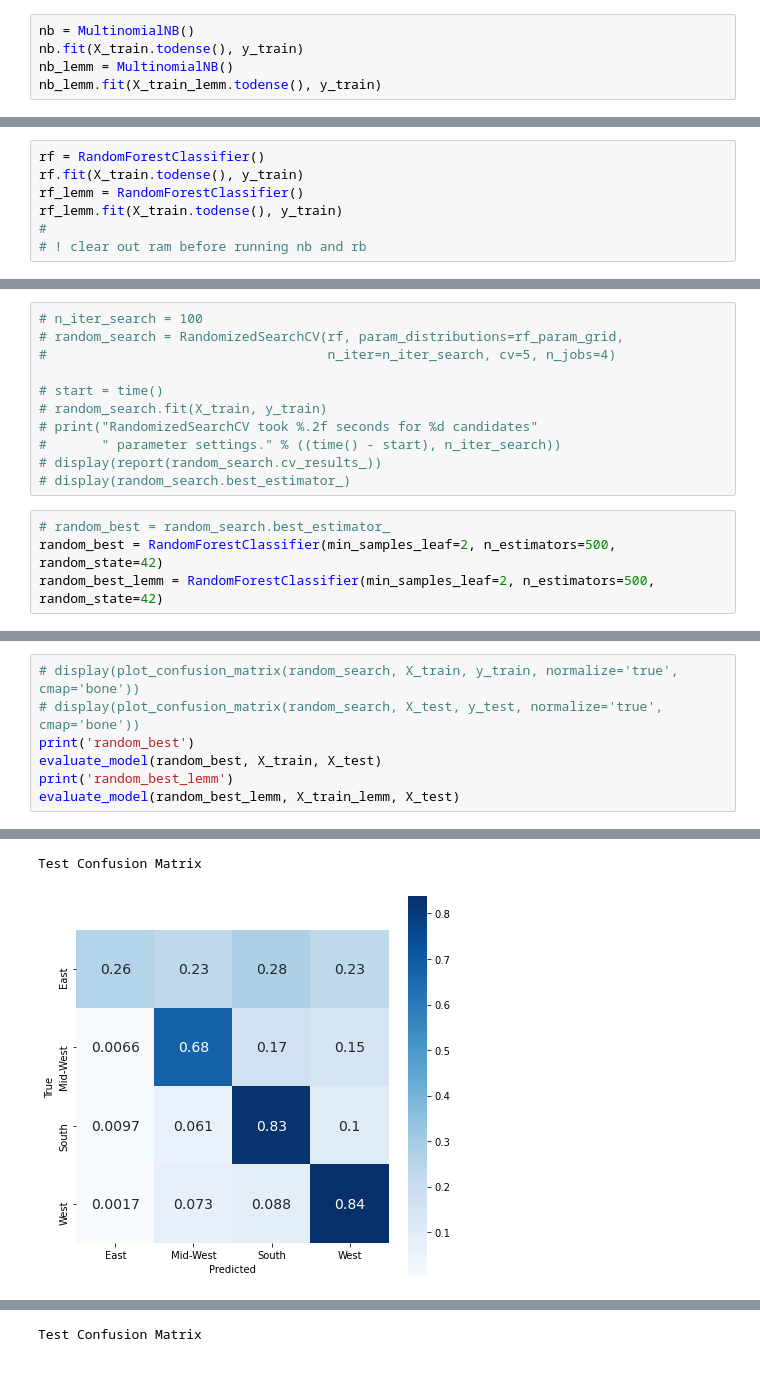
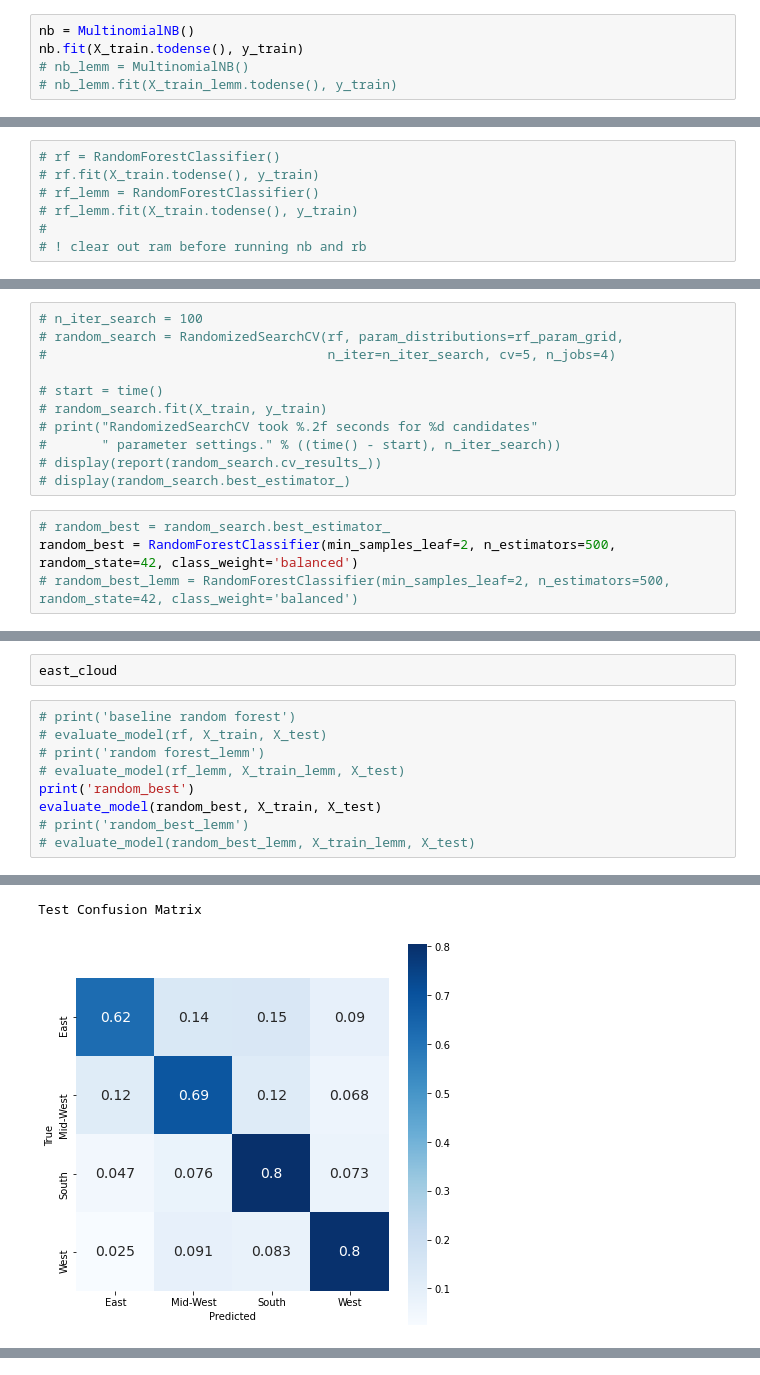
Before and after one commit to Juicob/hip-hop-capstone, a Jupyter notebook: nlp.ipynb, the cells around one changed output, grey strips where cells are left out. Drawn from its saved outputs; the diff is of its cells as text.

```diff
--- a/nlp.ipynb
+++ b/nlp.ipynb
@@ -361,14 +374,14 @@ y_test = df_test.region
 # %%
 nb = MultinomialNB()
 nb.fit(X_train.todense(), y_train)
-nb_lemm = MultinomialNB()
-nb_lemm.fit(X_train_lemm.todense(), y_train)
+# nb_lemm = MultinomialNB()
+# nb_lemm.fit(X_train_lemm.todense(), y_train)
 # %% [output]
 MultinomialNB()
 # %%
-rf = RandomForestClassifier()
-rf.fit(X_train.todense(), y_train)
-rf_lemm = RandomForestClassifier()
-rf_lemm.fit(X_train.todense(), y_train)
+# rf = RandomForestClassifier()
+# rf.fit(X_train.todense(), y_train)
+# rf_lemm = RandomForestClassifier()
+# rf_lemm.fit(X_train.todense(), y_train)
 #
 # ! clear out ram before running nb and rb
@@ -397,7 +408,7 @@ rf_param_grid={'max_depth': [1,2,3, None],
 # display(random_search.best_estimator_)
 # %%
 # random_best = random_search.best_estimator_
-random_best = RandomForestClassifier(min_samples_leaf=2, n_estimators=500, random_state=42)
-random_best_lemm = RandomForestClassifier(min_samples_leaf=2, n_estimators=500, random_state=42)
+random_best = RandomForestClassifier(min_samples_leaf=2, n_estimators=500, random_state=42, class_weight='balanced')
+# random_best_lemm = RandomForestClassifier(min_samples_leaf=2, n_estimators=500, random_state=42, class_weight='balanced')
 # %%
 random_best.fit(X_train.todense(), y_train)
@@ -409,9 +455,13 @@ RandomForestClassifier(min_samples_leaf=2, n_estimators=500, random_state=42)
+# %%
+east_cloud
 # %%
-# display(plot_confusion_matrix(random_search, X_train, y_train, normalize='true', cmap='bone'))
-# display(plot_confusion_matrix(random_search, X_test, y_test, normalize='true', cmap='bone'))
+# print('baseline random forest')
+# evaluate_model(rf, X_train, X_test)
+# print('random forest_lemm')
+# evaluate_model(rf_lemm, X_train_lemm, X_test)
 print('random_best')
 evaluate_model(random_best, X_train, X_test)
-print('random_best_lemm')
-evaluate_model(random_best_lemm, X_train_lemm, X_test)
+# print('random_best_lemm')
+# evaluate_model(random_best_lemm, X_train_lemm, X_test)
 # %% [output]
 random_best
@@ -427,5 +477,5 @@ Train Confusion Matrix
 Test Confusion Matrix
-[figure, old version]
+[figure, new version]
 ----------------
 
               precision    recall  f1-score   support
@@ -447 +490,0 @@ Train Confusion Matrix
-Test Confusion Matrix
```
Also changed, not shown: parts of 13 cells of this notebook, 3 other files.
